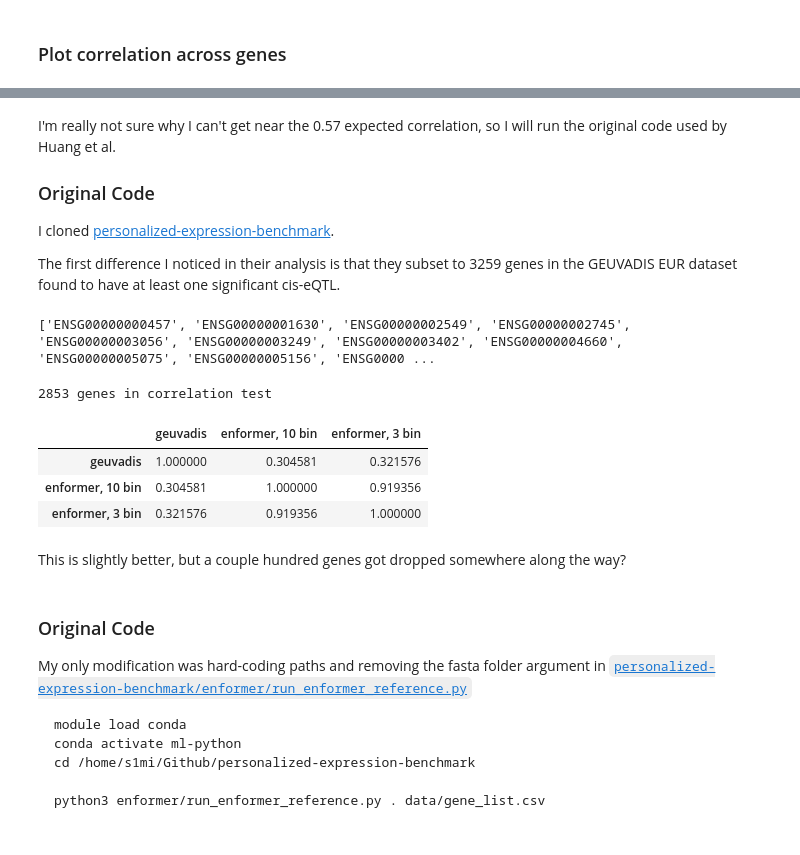
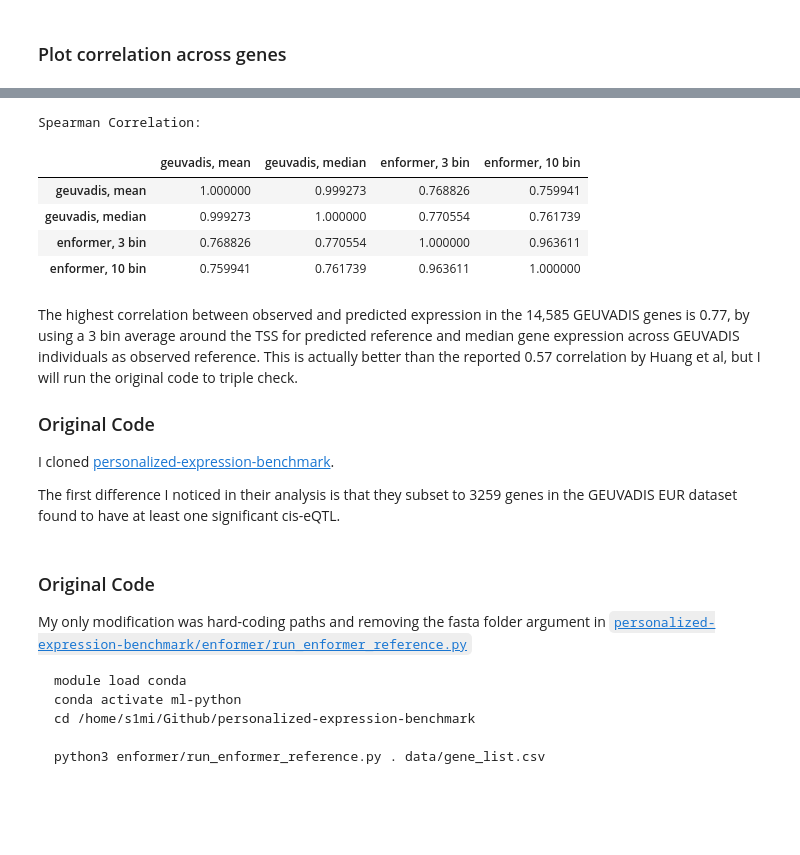
Before and after one commit to hakyimlab/sabrina-deep-learning-in-genomics, a Jupyter notebook: posts/2023-09-06-validating-Huang-et-al/index.ipynb, the cells around one changed output, grey strips where cells are left out. Saved outputs shown, nothing was run; the diff lists cells and outputs as text; code cells hidden in the pictures; blank space fills up the shorter version.

```diff
--- a/posts/2023-09-06-validating-Huang-et-al/index.ipynb
+++ b/posts/2023-09-06-validating-Huang-et-al/index.ipynb
@@ -167,5 +179,16 @@ all_genes.to_csv("/home/s1mi/enformer_rat_data/output/hg38_predicted_vs_observed
+# %%
+print("Spearman Correlation:")
+all_genes.corr(method = "spearman")
+# %% [output]
+Spearman Correlation:
+|  | geuvadis, mean | geuvadis, median | enformer, 3 bin | enformer, 10 bin |
+| geuvadis, mean | 1.000000 | 0.999273 | 0.768826 | 0.759941 |
+| geuvadis, median | 0.999273 | 1.000000 | 0.770554 | 0.761739 |
+| enformer, 3 bin | 0.768826 | 0.770554 | 1.000000 | 0.963611 |
+| enformer, 10 bin | 0.759941 | 0.761739 | 0.963611 | 1.000000 |
 # %% [markdown]
-I'm really not sure why I can't get near the 0.57 expected correlation, so I will run the original code used by Huang et al.
+
+The highest correlation between observed and predicted expression in the 14,585 GEUVADIS genes is 0.77, by using a 3 bin average around the TSS for predicted reference and median gene expression across GEUVADIS individuals as observed reference. This is actually better than the reported 0.57 correlation by Huang et al, but I will run the original code to triple check.
 
 ### Original Code
 
@@ -181,19 +198,3 @@ eqtl_genes = pd.read_csv("/home/s1mi/Github/personalized-expression-benchmark/da
-# %%
-print(eqtl_genes[0].to_list())
-# %% [output]
-['ENSG00000000457', 'ENSG00000001630', 'ENSG00000002549', 'ENSG00000002745', 'ENSG00000003056', 'ENSG00000003249', 'ENSG00000003402', 'ENSG00000004660', 'ENSG00000005075', 'ENSG00000005156', 'ENSG0000 ...
-# %%
-eqtl_predictions = all_genes[all_genes.index.isin(eqtl_genes[0])]
-print(eqtl_predictions.shape[0], "genes in correlation test")
-eqtl_predictions.corr()
-# %% [output]
-2853 genes in correlation test
-|  | geuvadis | enformer, 10 bin | enformer, 3 bin |
-| geuvadis | 1.000000 | 0.304581 | 0.321576 |
-| enformer, 10 bin | 0.304581 | 1.000000 | 0.919356 |
-| enformer, 3 bin | 0.321576 | 0.919356 | 1.000000 |
-# %% [markdown]
-This is slightly better, but a couple hundred genes got dropped somewhere along the way?
 # %% [markdown]
 ### Original Code
 
```
Also changed, not shown: parts of 24 cells of this notebook.
